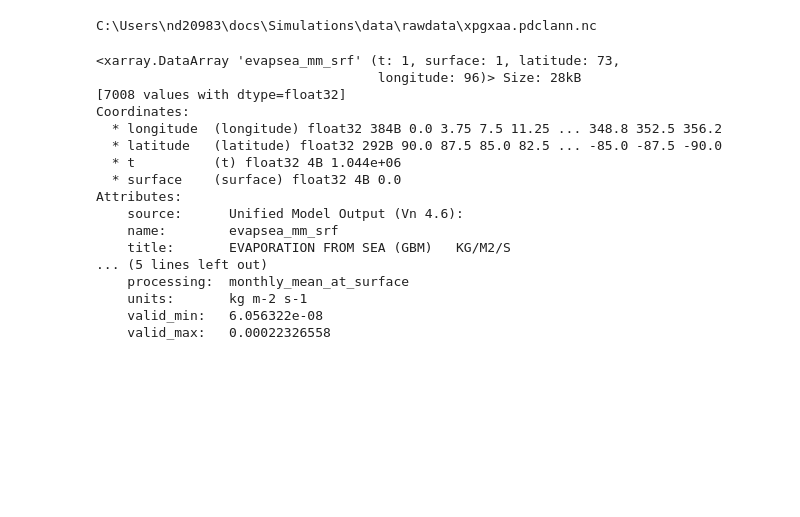
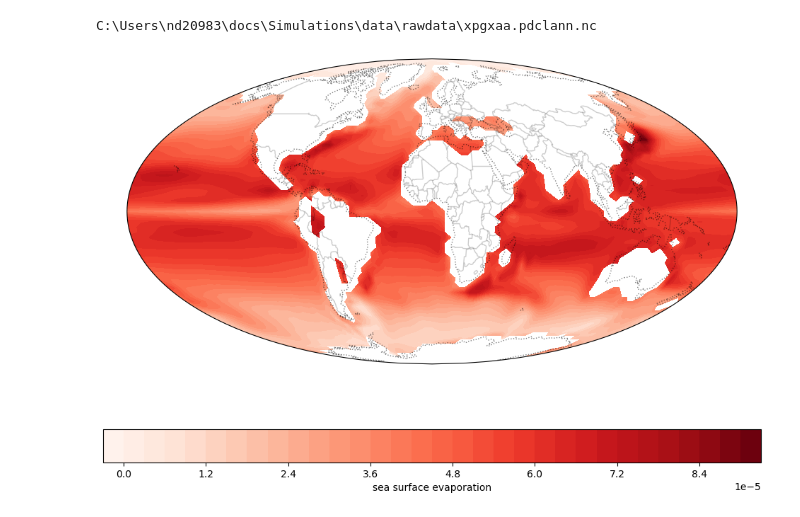
Before and after one commit to Climateyousheng/thesis_scripts, a Jupyter notebook: freshwater_test.ipynb, the cells around one changed output. Drawn from its saved outputs; the diff is of its cells as text; code cells hidden in the pictures; blank space fills up the shorter version.

```diff
--- a/freshwater_test.ipynb
+++ b/freshwater_test.ipynb
@@ -10,30 +13,50 @@ import xarray as xr
-# %%
-homepath = r"C:\Users\nd20983\docs\Simulations\data\rawdata"
-expts = ['xpgxa',] #'xpgxb', 'xpgxc', 'xpgxx', 'xpgxw', 'xpgxr', 'xpgxs',
-         #'xpgxt', 'xpgxh', 'xpgcy',]
-for expt in expts:
-     exptpath = os.path.abspath(os.path.join(homepath, expt+'a.pdclann.nc'))
-     print(exptpath)
-     ds = xr.open_dataset(exptpath, decode_times=False)
-df1 = ds.evapsea_mm_srf
-df2 = ds.precip_mm_srf
-df1
-# %% [output]
-C:\Users\nd20983\docs\Simulations\data\rawdata\xpgxaa.pdclann.nc
-<xarray.DataArray 'evapsea_mm_srf' (t: 1, surface: 1, latitude: 73,
-                                    longitude: 96)> Size: 28kB
-[7008 values with dtype=float32]
-Coordinates:
-  * longitude  (longitude) float32 384B 0.0 3.75 7.5 11.25 ... 348.8 352.5 356.2
-  * latitude   (latitude) float32 292B 90.0 87.5 85.0 82.5 ... -85.0 -87.5 -90.0
-  * t          (t) float32 4B 1.044e+06
-  * surface    (surface) float32 4B 0.0
-Attributes:
-    source:      Unified Model Output (Vn 4.6):
-    name:        evapsea_mm_srf
-    title:       EVAPORATION FROM SEA (GBM)   KG/M2/S
-... (5 lines left out)
-    processing:  monthly_mean_at_surface
-    units:       kg m-2 s-1
-    valid_min:   6.056322e-08
-    valid_max:   0.00022326558
+# %%
+def xr_add_cyclic_point(da):
+    """
+    Inputs
+    da: xr.DataArray with dimensions (t,latitude,longitude)
+    """
+
+    # Use add_cyclic_point to interpolate input data
+    lon_idx = da.dims.index('longitude')
+    wrap_data, wrap_lon = add_cyclic_point(da.values, coord=da.longitude, axis=lon_idx)
+
+    # Generate output DataArray with new data but same structure as input
+    outp_da = xr.DataArray(data=wrap_data,
+                           coords = {'t': da.t, 'latitude': da.latitude, 'longitude': wrap_lon},
+                           dims=da.dims,
+                           attrs=da.attrs)
+
+    return outp_da
+
+# path
+homepath = r"C:\Users\nd20983\docs\Simulations\data\rawdata"
+expts = ['xpgxa',] #'xpgxb', 'xpgxc', 'xpgxx', 'xpgxw', 'xpgxr', 'xpgxs',
+         #'xpgxt', 'xpgxh', 'xpgcy',]
+for expt in expts:
+     exptpath = os.path.abspath(os.path.join(homepath, expt+'a.pdclann.nc'))
+     print(exptpath)
+     ds = xr.open_dataset(exptpath, decode_times=False)
+evap = ds.evapsea_mm_srf.isel(t=0, surface=0)
+evap.attrs = ds.evapsea_mm_srf.attrs
+precip = ds.precip_mm_srf.isel(t=0, surface=0)
+precip.attrs = ds.precip_mm_srf.attrs
+# lon, lat, t
+lon = ds.longitude
+lat = ds.latitude
+time = ds.t
+# figure
+fig = plt.figure(figsize=(12,8))
+ax = plt.axes(projection=ccrs.Mollweide())
+ax.coastlines(linestyle=':', alpha=0.5)
+ax.add_feature(cfeature.BORDERS, linestyle='-', alpha=0.2)
+
+# plot
+data = xr_add_cyclic_point(evap)
+# data = evap.isel(t=0, surface=0)
+im = plt.contourf(data.longitude, data.latitude, data, 30,
+                  transform=ccrs.PlateCarree(), cmap='Reds')
+cbar = plt.colorbar(orientation='horizontal', label='sea surface evaporation')
+# %% [output]
+C:\Users\nd20983\docs\Simulations\data\rawdata\xpgxaa.pdclann.nc
+[figure, added]
```
Also changed, not shown: parts of 1 cell of this notebook, 3 other files.
